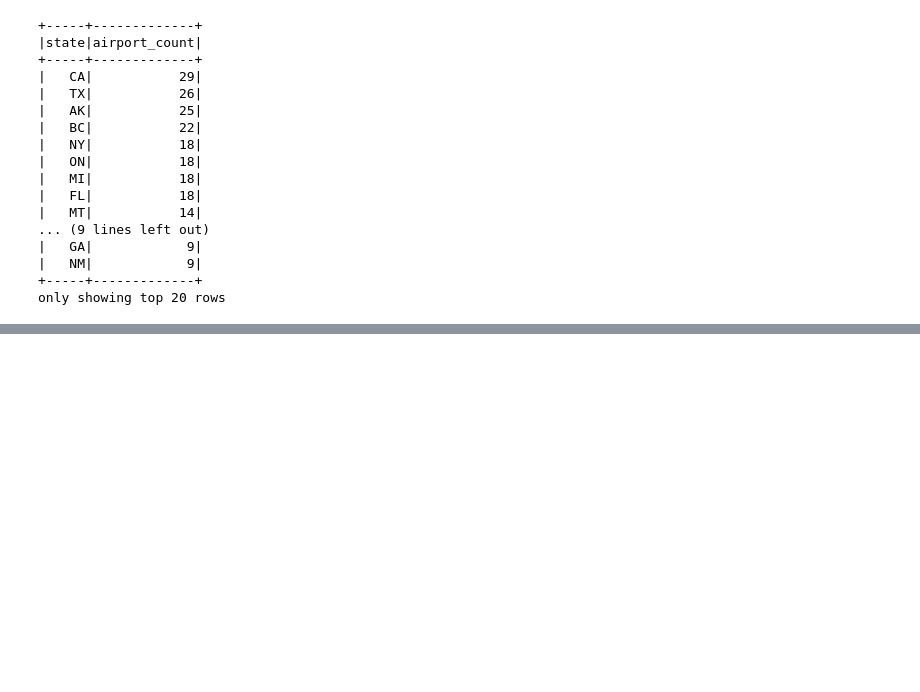
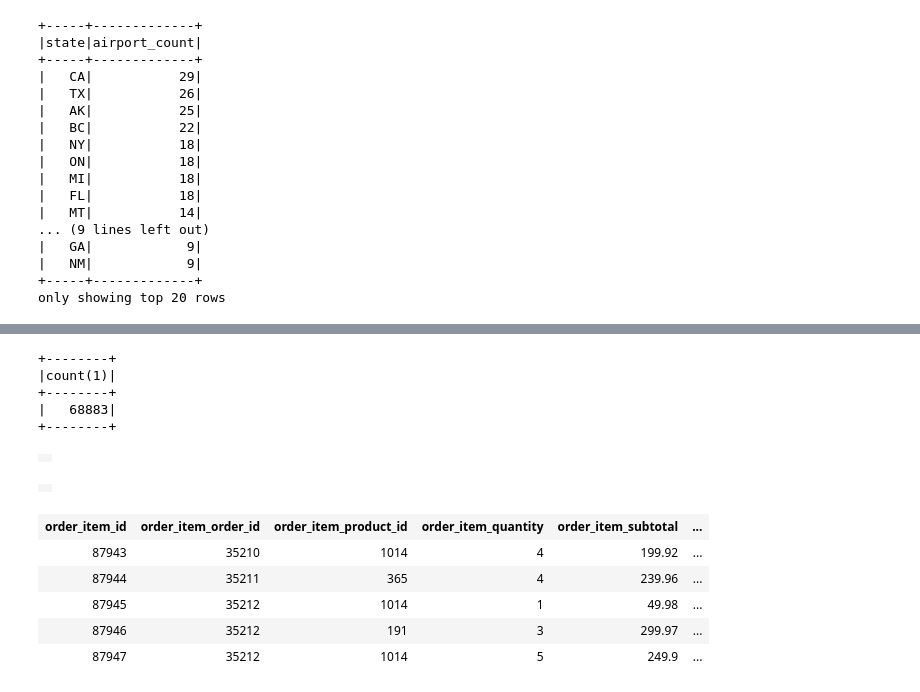
Before and after one commit to saravanankrishnarajan/Spark-using-Python-3, a Jupyter notebook: Section 18 Spark Metastore/Section 18 Exploring Spark Catalog.ipynb, the cells around one changed output, grey strips where cells are left out. Saved outputs shown, nothing was run; the diff lists cells and outputs as text; code cells hidden in the pictures; blank space fills up the shorter version.

```diff
--- a/Section 18 Spark Metastore/Section 18 Exploring Spark Catalog.ipynb
+++ b/Section 18 Spark Metastore/Section 18 Exploring Spark Catalog.ipynb
@@ -1698,0 +2265,19 @@ only showing top 20 rows
+# %%
+from pyspark.sql import SparkSession
+
+import getpass
+
+username = getpass.getuser()
+
+spark = SparkSession. \
+        builder. \
+        config('spark.sql.warehouse.dir',f'/user/{username}/warehouse'). \
+        config('spark.sql.ui.port','0'). \
+        config('spark.shuffle.io.connectionTimeout','6000'). \
+        config('spark.driver.memory','6g'). \
+        config('spark.executor.memory','6g'). \
+        config('spark.dynamicAllocation.minExecutors', '4'). \
+        enableHiveSupport(). \
+        appName(f'{username} | Section 18 Exploring spark catalog'). \
+        master('yarn'). \
+        getOrCreate()
@@ -1698,0 +2332,36 @@ only showing top 20 rows
+# %%
+spark.sql("select count(1) from orders").show()
+# %% [output]
++--------+
+|count(1)|
++--------+
+|   68883|
++--------+
+# %%
+spark.sql("""
+    CREATE TABLE order_items (
+        order_item_id INT,
+        order_item_order_id INT,
+        order_item_product_id INT,
+        order_item_quantity INT,
+        order_item_subtotal FLOAT,
+        order_item_product_price FLOAT
+    ) ROW FORMAT DELIMITED FIELDS TERMINATED BY ','
+""")
+# %% [output]
+|  |
+# %%
+spark.sql("""
+    LOAD DATA LOCAL inPATH '/data/retail_db/order_items' into table order_items
+""")
+# %% [output]
+|  |
+# %%
+spark.sql("select * from order_items limit 5")
+# %% [output]
+| order_item_id | order_item_order_id | order_item_product_id | order_item_quantity | order_item_subtotal | ... |
+| 87943 | 35210 | 1014 | 4 | 199.92 | ... |
+| 87944 | 35211 | 365 | 4 | 239.96 | ... |
+| 87945 | 35212 | 1014 | 1 | 49.98 | ... |
+| 87946 | 35212 | 191 | 3 | 299.97 | ... |
+| 87947 | 35212 | 1014 | 5 | 249.9 | ... |
```
Also changed, not shown: parts of 77 cells of this notebook.
